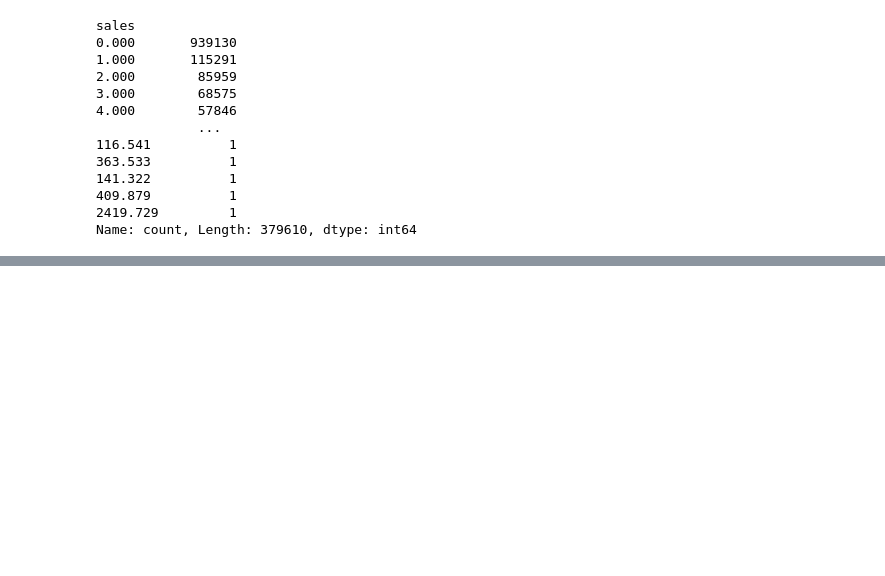
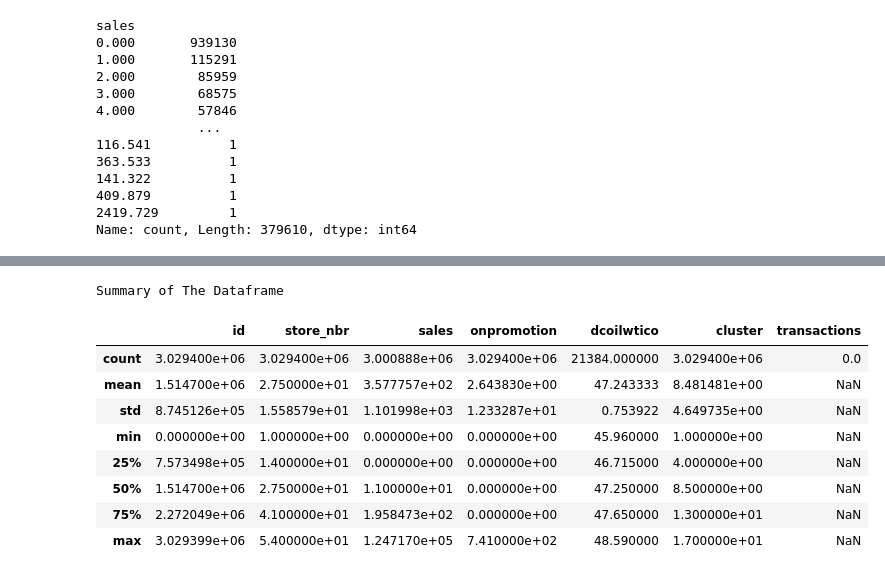
Before and after one commit to PARTHIBAN-007/Kaggle, a Jupyter notebook: Time series Analysis.ipynb, the cells around one changed output, grey strips where cells are left out. Saved outputs shown, nothing was run; the diff lists cells and outputs as text; code cells hidden in the pictures; blank space fills up the shorter version.

```diff
--- a/Time series Analysis.ipynb
+++ b/Time series Analysis.ipynb
@@ -176,0 +298,15 @@ Name: count, Length: 379610, dtype: int64
+# %%
+print("Summary of The Dataframe")
+
+df.describe()
+# %% [output]
+Summary of The Dataframe
+|  | id | store_nbr | sales | onpromotion | dcoilwtico | cluster | transactions |
+| count | 3.029400e+06 | 3.029400e+06 | 3.000888e+06 | 3.029400e+06 | 21384.000000 | 3.029400e+06 | 0.0 |
+| mean | 1.514700e+06 | 2.750000e+01 | 3.577757e+02 | 2.643830e+00 | 47.243333 | 8.481481e+00 | NaN |
+| std | 8.745126e+05 | 1.558579e+01 | 1.101998e+03 | 1.233287e+01 | 0.753922 | 4.649735e+00 | NaN |
+| min | 0.000000e+00 | 1.000000e+00 | 0.000000e+00 | 0.000000e+00 | 45.960000 | 1.000000e+00 | NaN |
+| 25% | 7.573498e+05 | 1.400000e+01 | 0.000000e+00 | 0.000000e+00 | 46.715000 | 4.000000e+00 | NaN |
+| 50% | 1.514700e+06 | 2.750000e+01 | 1.100000e+01 | 0.000000e+00 | 47.250000 | 8.500000e+00 | NaN |
+| 75% | 2.272049e+06 | 4.100000e+01 | 1.958473e+02 | 0.000000e+00 | 47.650000 | 1.300000e+01 | NaN |
+| max | 3.029399e+06 | 5.400000e+01 | 1.247170e+05 | 7.410000e+02 | 48.590000 | 1.700000e+01 | NaN |
```
Also changed, not shown: parts of 28 cells of this notebook.
